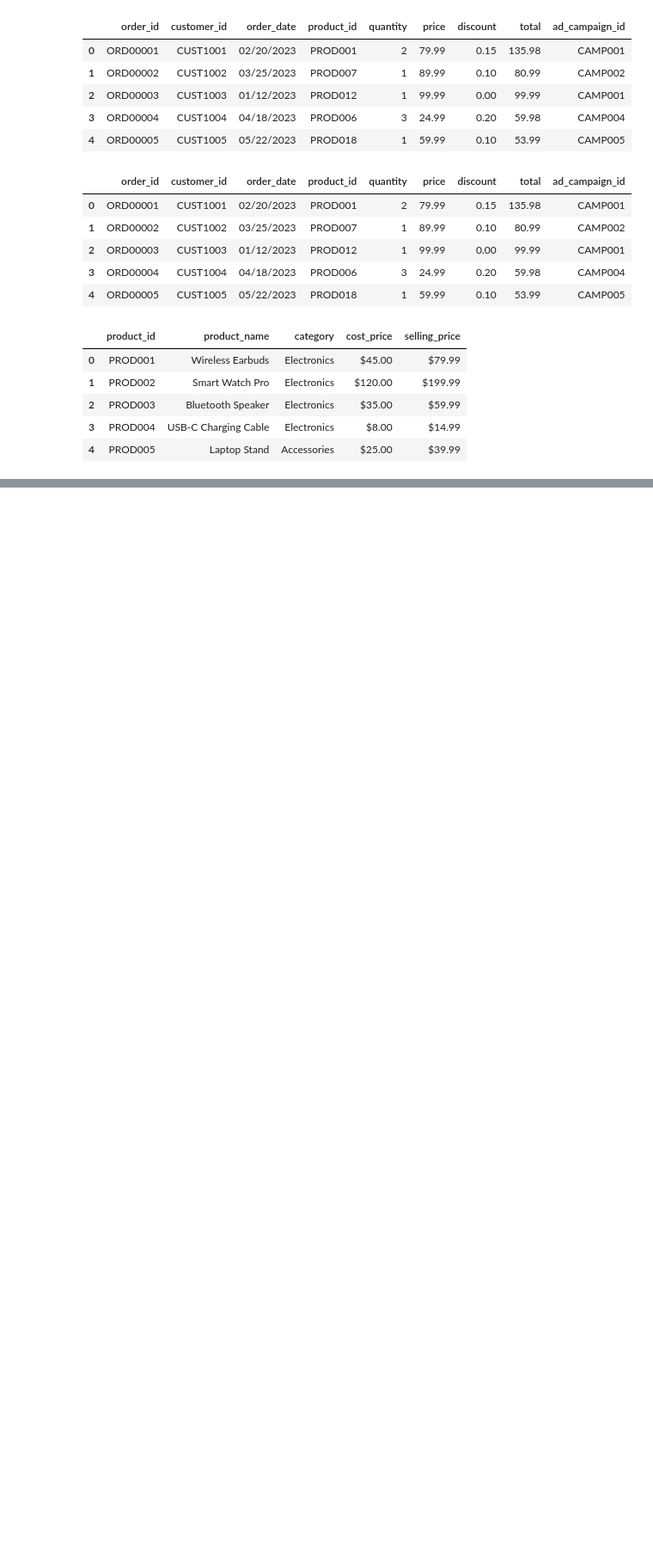
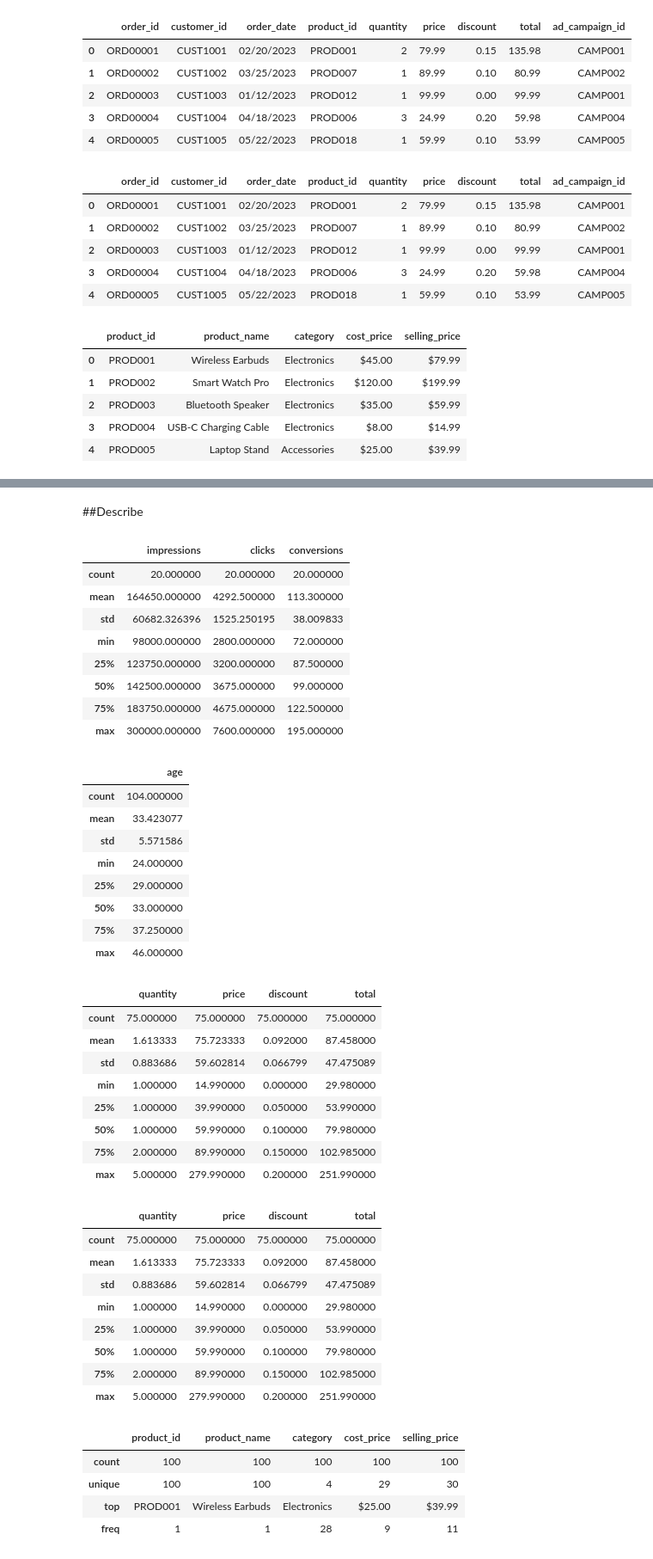
Before and after one commit to Mainabryan/SMART-_ECOMMERCE, a Jupyter notebook: Sho_smart_Ecommerce_colab.ipynb, the cells around one changed output, grey strips where cells are left out. Shown at 86% size. Drawn from its saved outputs; the diff is of its cells as text; code cells hidden in the pictures; blank space fills up the shorter version.

```diff
--- a/Sho_smart_Ecommerce_colab.ipynb
+++ b/Sho_smart_Ecommerce_colab.ipynb
@@ -70,0 +148,50 @@ ads_campaigns.head()
+# %% [markdown]
+##Describe
+# %%
+display(ads_campaigns.describe())
+display(Customer_table.describe())
+display(ga_sessions.describe())
+display(orders.describe())
+display(product.describe())
+# %% [output]
+|  | impressions | clicks | conversions |
+| count | 20.000000 | 20.000000 | 20.000000 |
+| mean | 164650.000000 | 4292.500000 | 113.300000 |
+| std | 60682.326396 | 1525.250195 | 38.009833 |
+| min | 98000.000000 | 2800.000000 | 72.000000 |
+| 25% | 123750.000000 | 3200.000000 | 87.500000 |
+| 50% | 142500.000000 | 3675.000000 | 99.000000 |
+| 75% | 183750.000000 | 4675.000000 | 122.500000 |
+| max | 300000.000000 | 7600.000000 | 195.000000 |
+|  | age |
+| count | 104.000000 |
+| mean | 33.423077 |
+| std | 5.571586 |
+| min | 24.000000 |
+| 25% | 29.000000 |
+| 50% | 33.000000 |
+| 75% | 37.250000 |
+| max | 46.000000 |
+|  | quantity | price | discount | total |
+| count | 75.000000 | 75.000000 | 75.000000 | 75.000000 |
+| mean | 1.613333 | 75.723333 | 0.092000 | 87.458000 |
+| std | 0.883686 | 59.602814 | 0.066799 | 47.475089 |
+| min | 1.000000 | 14.990000 | 0.000000 | 29.980000 |
+| 25% | 1.000000 | 39.990000 | 0.050000 | 53.990000 |
+| 50% | 1.000000 | 59.990000 | 0.100000 | 79.980000 |
+| 75% | 2.000000 | 89.990000 | 0.150000 | 102.985000 |
+| max | 5.000000 | 279.990000 | 0.200000 | 251.990000 |
+|  | quantity | price | discount | total |
+| count | 75.000000 | 75.000000 | 75.000000 | 75.000000 |
+| mean | 1.613333 | 75.723333 | 0.092000 | 87.458000 |
+| std | 0.883686 | 59.602814 | 0.066799 | 47.475089 |
+| min | 1.000000 | 14.990000 | 0.000000 | 29.980000 |
+| 25% | 1.000000 | 39.990000 | 0.050000 | 53.990000 |
+| 50% | 1.000000 | 59.990000 | 0.100000 | 79.980000 |
+| 75% | 2.000000 | 89.990000 | 0.150000 | 102.985000 |
+| max | 5.000000 | 279.990000 | 0.200000 | 251.990000 |
+|  | product_id | product_name | category | cost_price | selling_price |
+| count | 100 | 100 | 100 | 100 | 100 |
+| unique | 100 | 100 | 4 | 29 | 30 |
+| top | PROD001 | Wireless Earbuds | Electronics | $25.00 | $39.99 |
+| freq | 1 | 1 | 28 | 9 | 11 |
```
Also changed, not shown: parts of 5 cells of this notebook.
